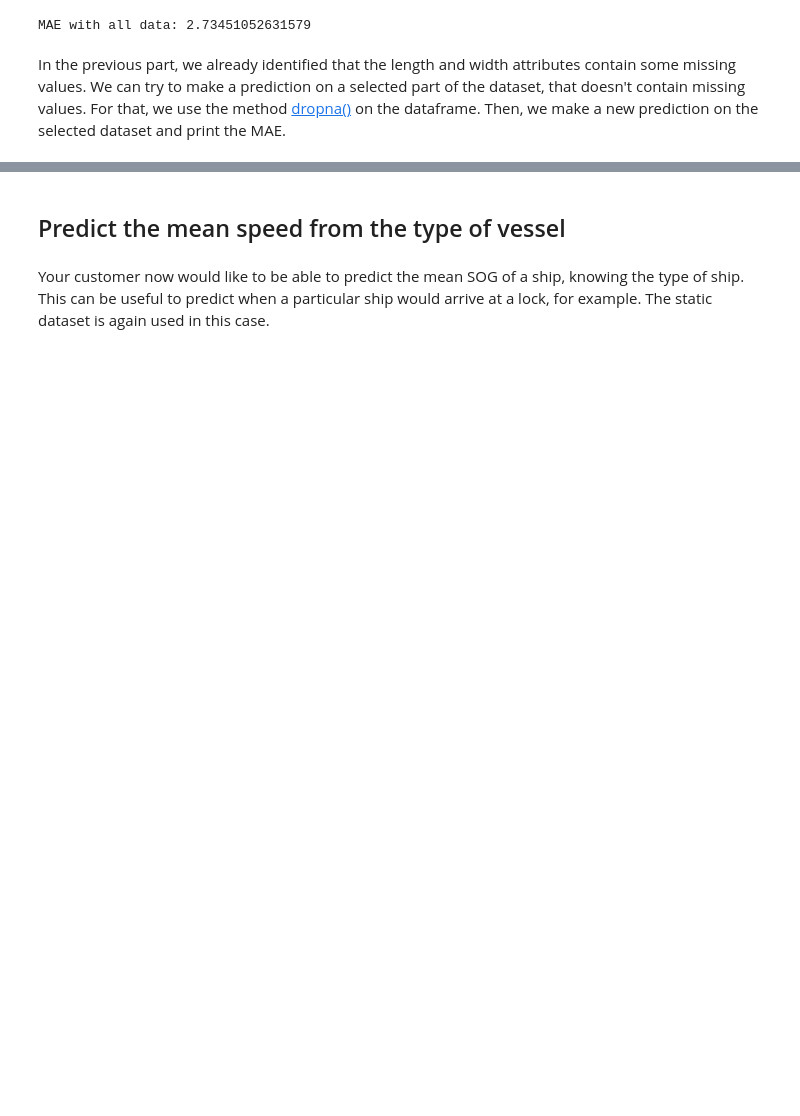
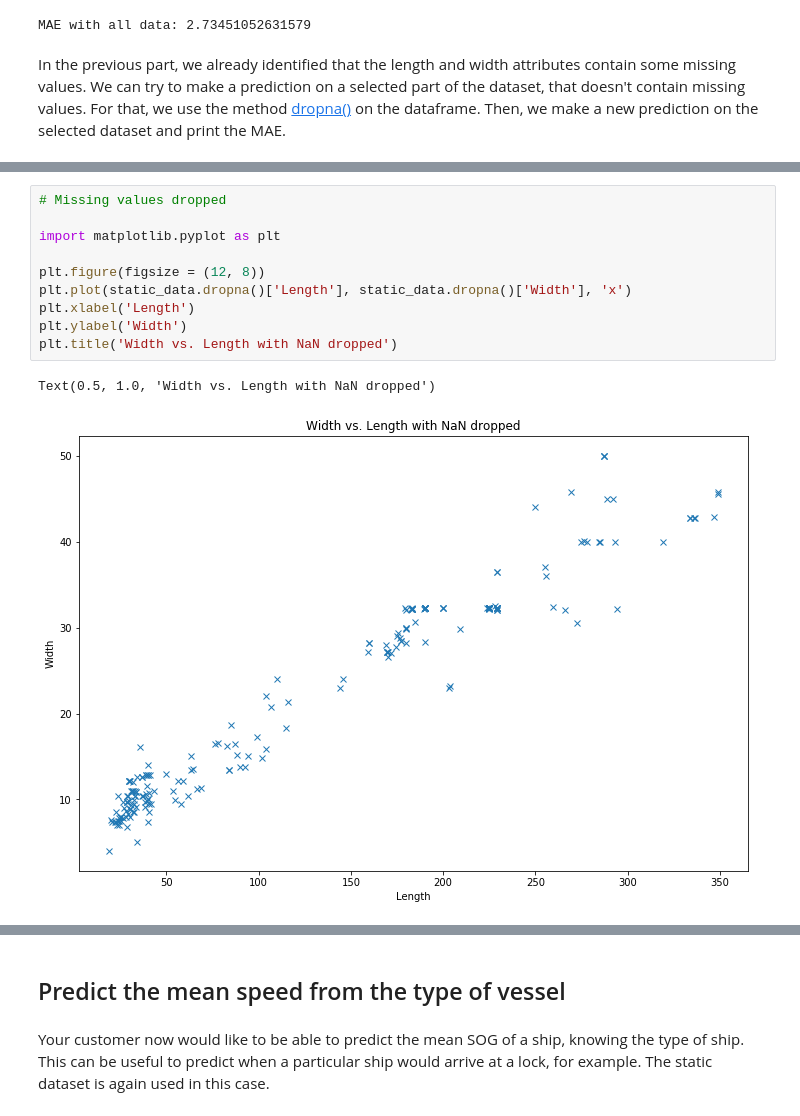
Before and after one commit to xldrkp/jb-test, a Jupyter notebook: content/chapter1-numerical/1-2-1-missing.ipynb, the cells around one changed output, grey strips where cells are left out. Saved outputs shown, nothing was run; the diff lists cells and outputs as text; blank space fills up the shorter version.

```diff
--- a/content/chapter1-numerical/1-2-1-missing.ipynb
+++ b/content/chapter1-numerical/1-2-1-missing.ipynb
@@ -53,0 +87,13 @@ __TODO: explanation: depends how missing values are treated in prediction > if l
+# %%
+# Missing values dropped
+
+import matplotlib.pyplot as plt
+
+plt.figure(figsize = (12, 8))
+plt.plot(static_data.dropna()['Length'], static_data.dropna()['Width'], 'x')
+plt.xlabel('Length')
+plt.ylabel('Width')
+plt.title('Width vs. Length with NaN dropped')
+# %% [output]
+Text(0.5, 1.0, 'Width vs. Length with NaN dropped')
+[figure, added]
```
Also changed, not shown: parts of 23 cells of this notebook.
